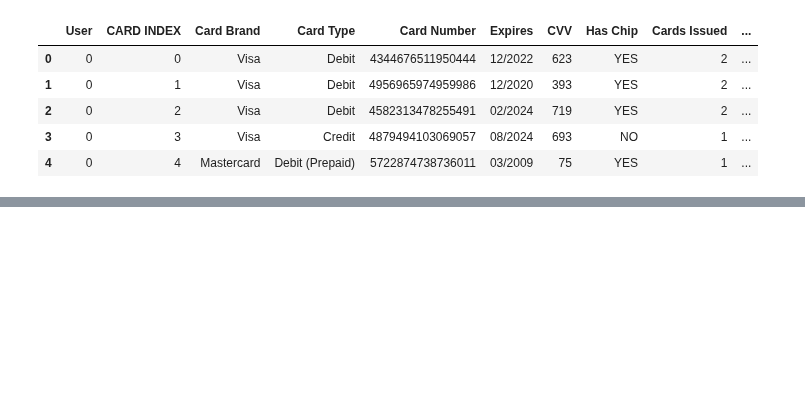
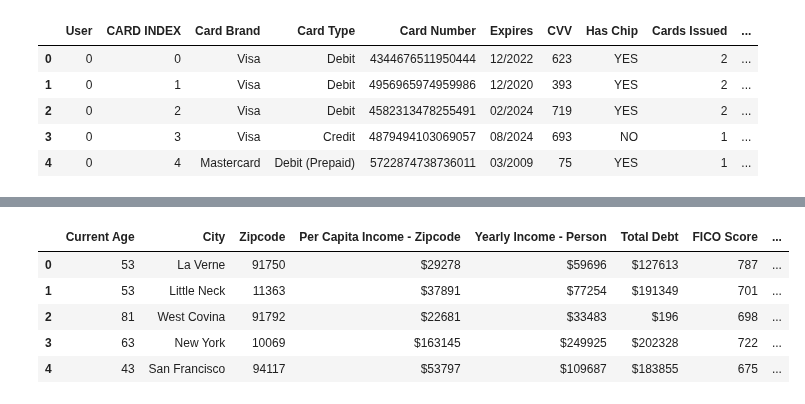
Before and after one commit to wrube/Project_4_Group_2, a Jupyter notebook: create_dataset.ipynb, the cells around one changed output, grey strips where cells are left out. Saved outputs shown, nothing was run; the diff lists cells and outputs as text; code cells hidden in the pictures; blank space fills up the shorter version.

```diff
--- a/create_dataset.ipynb
+++ b/create_dataset.ipynb
@@ -91,0 +161,22 @@ transactions_df.loc[transactions_df['Year'] >= 2017].to_csv('data/test_set.csv')
+# %%
+# List of columns to drop
+columns_to_drop = [
+    'Person', 'Retirement Age', 'Birth Year', 'Birth Month',
+    'Gender', 'Address', 'Apartment', 'State','Latitude', 'Longitude'
+]
+
+# Strip any extra spaces in the column names to ensure proper identification
+users_df.columns = users_df.columns.str.strip()
+
+# Drop the specified columns
+filtered_users_df = users_df.drop(columns=[col for col in columns_to_drop if col in users_df.columns])
+
+# Display the DataFrame to verify the changes
+filtered_users_df.head()
+# %% [output]
+|  | Current Age | City | Zipcode | Per Capita Income - Zipcode | Yearly Income - Person | Total Debt | FICO Score | ... |
+| 0 | 53 | La Verne | 91750 | $29278 | $59696 | $127613 | 787 | ... |
+| 1 | 53 | Little Neck | 11363 | $37891 | $77254 | $191349 | 701 | ... |
+| 2 | 81 | West Covina | 91792 | $22681 | $33483 | $196 | 698 | ... |
+| 3 | 63 | New York | 10069 | $163145 | $249925 | $202328 | 722 | ... |
+| 4 | 43 | San Francisco | 94117 | $53797 | $109687 | $183855 | 675 | ... |
```
Also changed, not shown: parts of 29 cells of this notebook, 2 other files.
